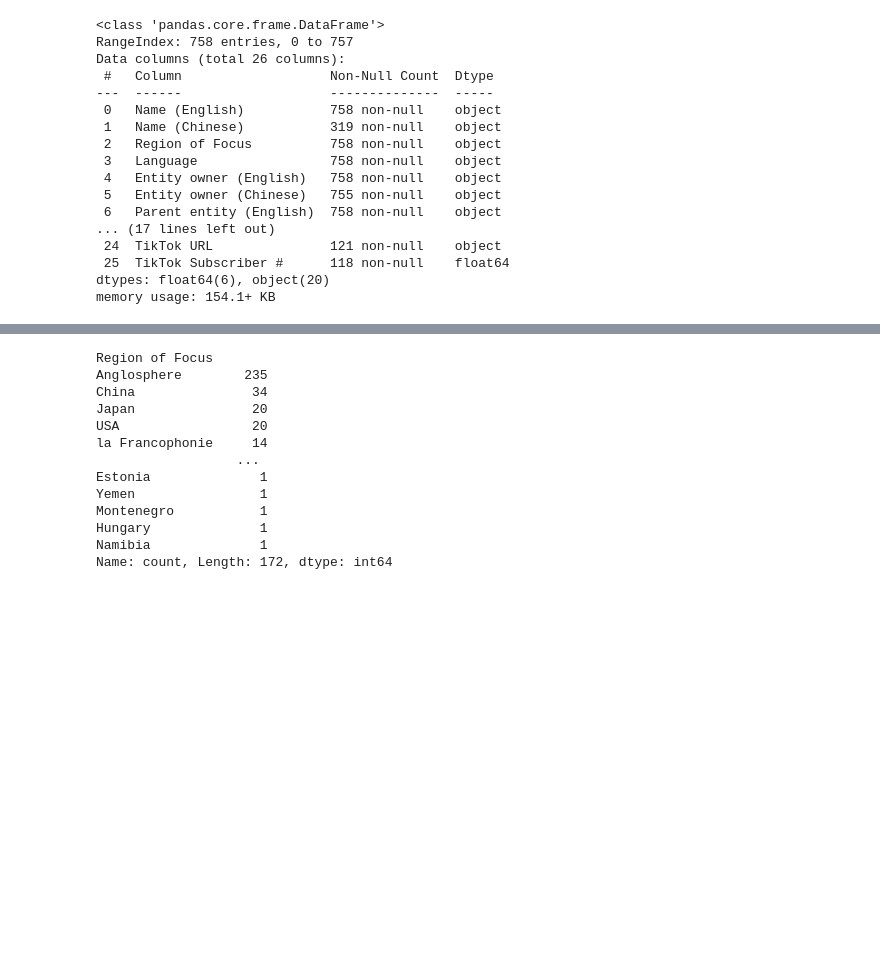
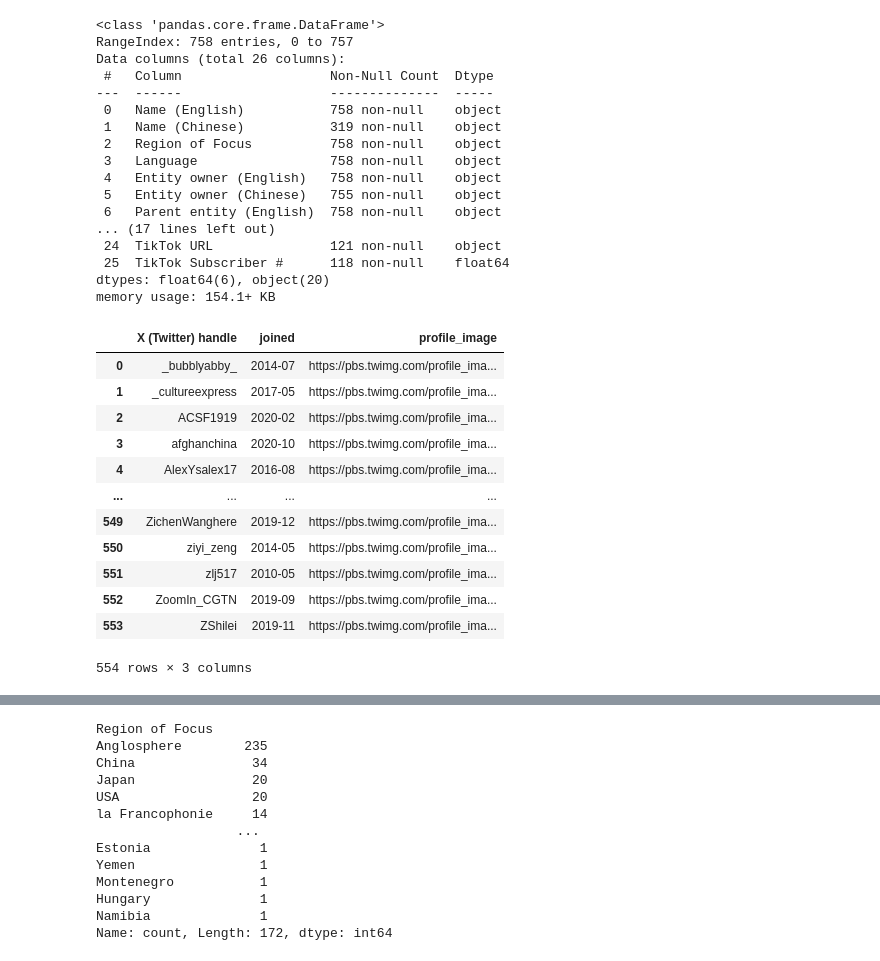
Before and after one commit to moonchanyong/yummy-data, a Jupyter notebook: research/exploratory_data_analysis.ipynb, the cells around one changed output, grey strips where cells are left out. Cells and saved outputs as stored; diff of their text form; code cells hidden in the pictures; blank space fills up the shorter version.

```diff
--- a/research/exploratory_data_analysis.ipynb
+++ b/research/exploratory_data_analysis.ipynb
@@ -35,0 +42,29 @@ memory usage: 154.1+ KB
+# %%
+from datetime import datetime
+
+def month_name_to_number(month_name):
+    # Parse the month name to a datetime object
+    month_number = datetime.strptime(month_name, '%B').month
+    return month_number if month_number >= 10 else f"0{month_number}"
+
+x_data['joined'] = x_data['joined']\
+    .apply(lambda s: s.replace('Joined', '').split()) \
+    .apply(lambda x: list(map(lambda s: s.strip(), x))) \
+    .apply(lambda x: f"{x[1]}-{month_name_to_number(x[0])}")
+
+x_data.rename(columns={ 'username': 'X (Twitter) handle'}, inplace=True)
+x_data
+# %% [output]
+|  | X (Twitter) handle | joined | profile_image |
+| 0 | _bubblyabby_ | 2014-07 | https://pbs.twimg.com/profile_ima... |
+| 1 | _cultureexpress | 2017-05 | https://pbs.twimg.com/profile_ima... |
+| 2 | ACSF1919 | 2020-02 | https://pbs.twimg.com/profile_ima... |
+| 3 | afghanchina | 2020-10 | https://pbs.twimg.com/profile_ima... |
+| 4 | AlexYsalex17 | 2016-08 | https://pbs.twimg.com/profile_ima... |
+| ... | ... | ... | ... |
+| 549 | ZichenWanghere | 2019-12 | https://pbs.twimg.com/profile_ima... |
+| 550 | ziyi_zeng | 2014-05 | https://pbs.twimg.com/profile_ima... |
+| 551 | zlj517 | 2010-05 | https://pbs.twimg.com/profile_ima... |
+| 552 | ZoomIn_CGTN | 2019-09 | https://pbs.twimg.com/profile_ima... |
+| 553 | ZShilei | 2019-11 | https://pbs.twimg.com/profile_ima... |
+554 rows × 3 columns
```
Also changed, not shown: parts of 17 cells of this notebook, 32 other files.
